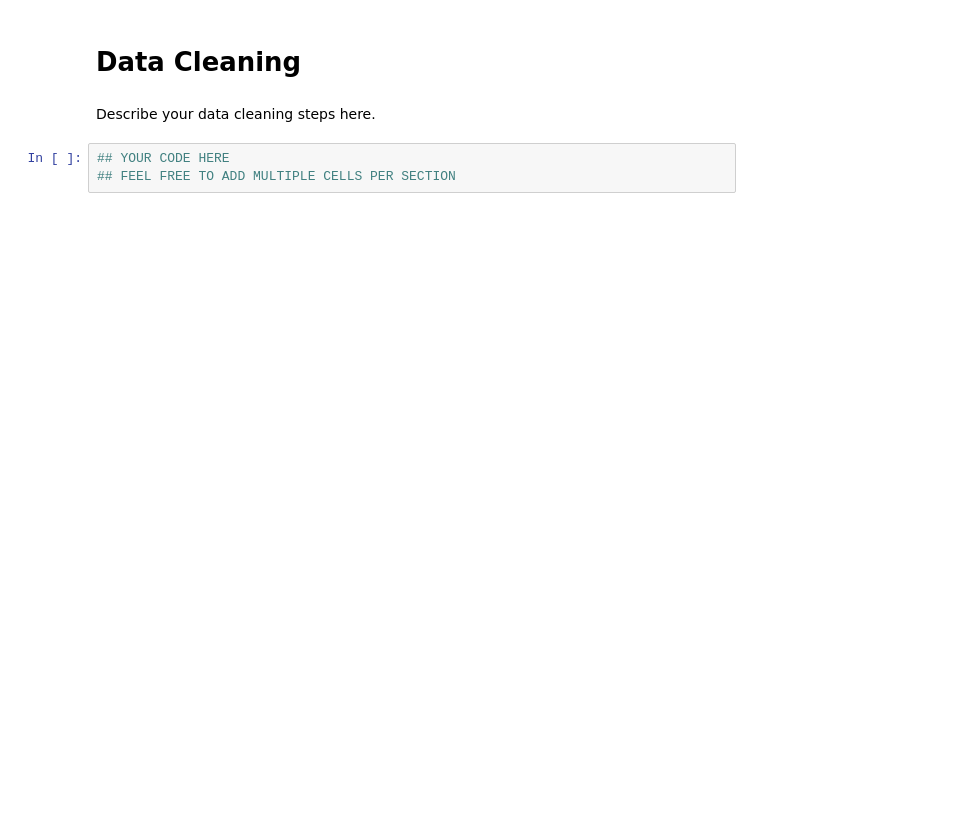
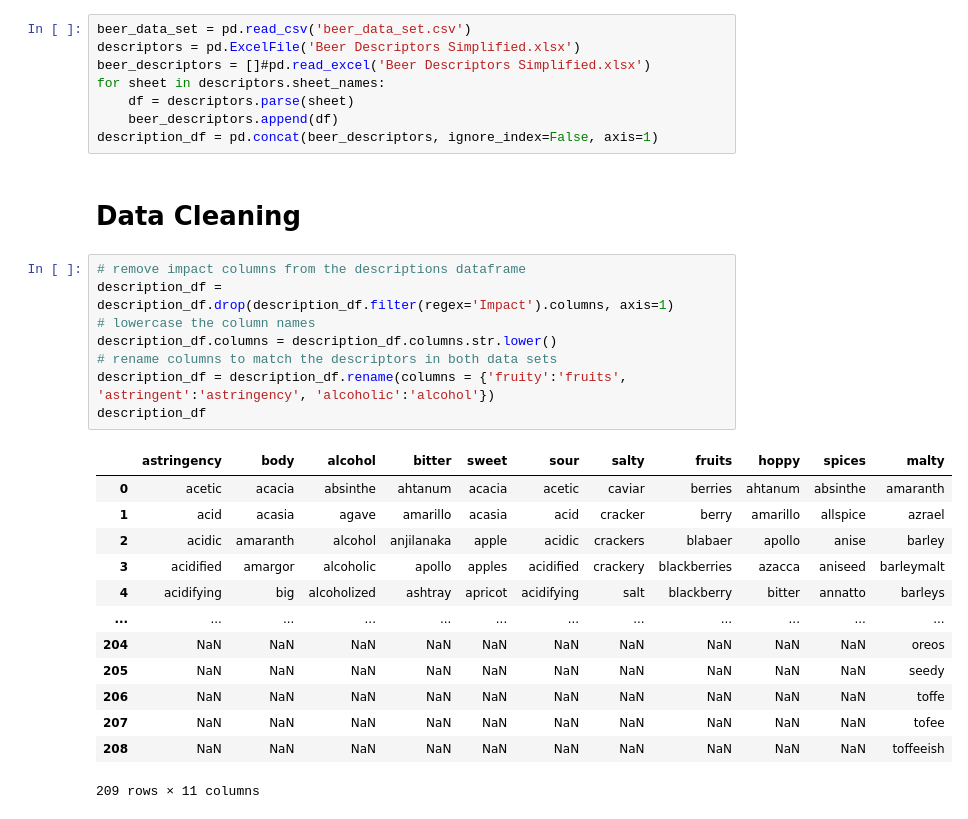
Before and after one commit to BrandonLuong/Beer-Analysis, a Jupyter notebook: DataCheckpointGroup_039-Fa22.ipynb, the cells around one changed output. Saved outputs shown, nothing was run; the diff lists cells and outputs as text; blank space fills up the shorter version.

```diff
--- a/DataCheckpointGroup_039-Fa22.ipynb
+++ b/DataCheckpointGroup_039-Fa22.ipynb
@@ -33,7 +40,32 @@ If you plan to use multiple datasets, add 1-2 sentences about how you plan to co
+# %%
+beer_data_set = pd.read_csv('beer_data_set.csv')
+descriptors = pd.ExcelFile('Beer Descriptors Simplified.xlsx')
+beer_descriptors = []#pd.read_excel('Beer Descriptors Simplified.xlsx')
+for sheet in descriptors.sheet_names:
+    df = descriptors.parse(sheet)
+    beer_descriptors.append(df)
+description_df = pd.concat(beer_descriptors, ignore_index=False, axis=1)
 # %% [markdown]
 # Data Cleaning
-# %% [markdown]
-Describe your data cleaning steps here.
-# %%
-## YOUR CODE HERE
-## FEEL FREE TO ADD MULTIPLE CELLS PER SECTION
+# %%
+# remove impact columns from the descriptions dataframe
+description_df = description_df.drop(description_df.filter(regex='Impact').columns, axis=1)
+# lowercase the column names
+description_df.columns = description_df.columns.str.lower()
+# rename columns to match the descriptors in both data sets
+description_df = description_df.rename(columns = {'fruity':'fruits', 'astringent':'astringency', 'alcoholic':'alcohol'})
+description_df
+# %% [output]
+|  | astringency | body | alcohol | bitter | sweet | sour | salty | fruits | hoppy | spices | malty |
+| 0 | acetic | acacia | absinthe | ahtanum | acacia | acetic | caviar | berries | ahtanum | absinthe | amaranth |
+| 1 | acid | acasia | agave | amarillo | acasia | acid | cracker | berry | amarillo | allspice | azrael |
+| 2 | acidic | amaranth | alcohol | anjilanaka | apple | acidic | crackers | blabaer | apollo | anise | barley |
+| 3 | acidified | amargor | alcoholic | apollo | apples | acidified | crackery | blackberries | azacca | aniseed | barleymalt |
+| 4 | acidifying | big | alcoholized | ashtray | apricot | acidifying | salt | blackberry | bitter | annatto | barleys |
+| ... | ... | ... | ... | ... | ... | ... | ... | ... | ... | ... | ... |
+| 204 | NaN | NaN | NaN | NaN | NaN | NaN | NaN | NaN | NaN | NaN | oreos |
+| 205 | NaN | NaN | NaN | NaN | NaN | NaN | NaN | NaN | NaN | NaN | seedy |
+| 206 | NaN | NaN | NaN | NaN | NaN | NaN | NaN | NaN | NaN | NaN | toffe |
+| 207 | NaN | NaN | NaN | NaN | NaN | NaN | NaN | NaN | NaN | NaN | tofee |
+| 208 | NaN | NaN | NaN | NaN | NaN | NaN | NaN | NaN | NaN | NaN | toffeeish |
+209 rows × 11 columns
```
Also changed, not shown: parts of 20 cells of this notebook, 3 other files.
